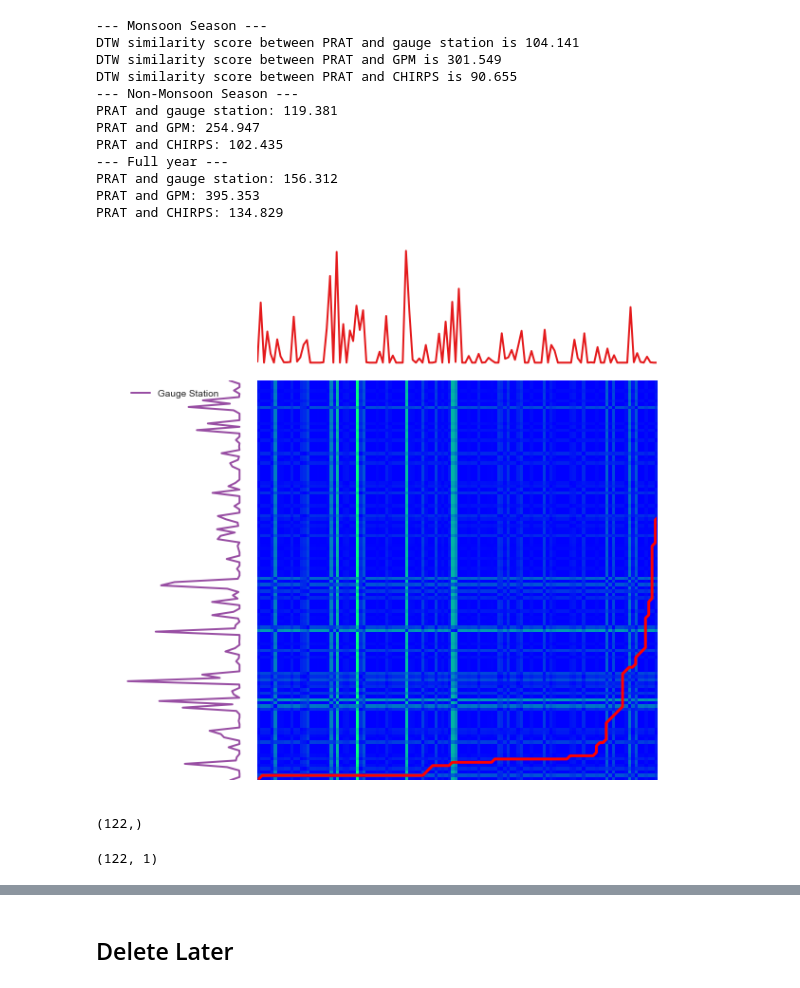
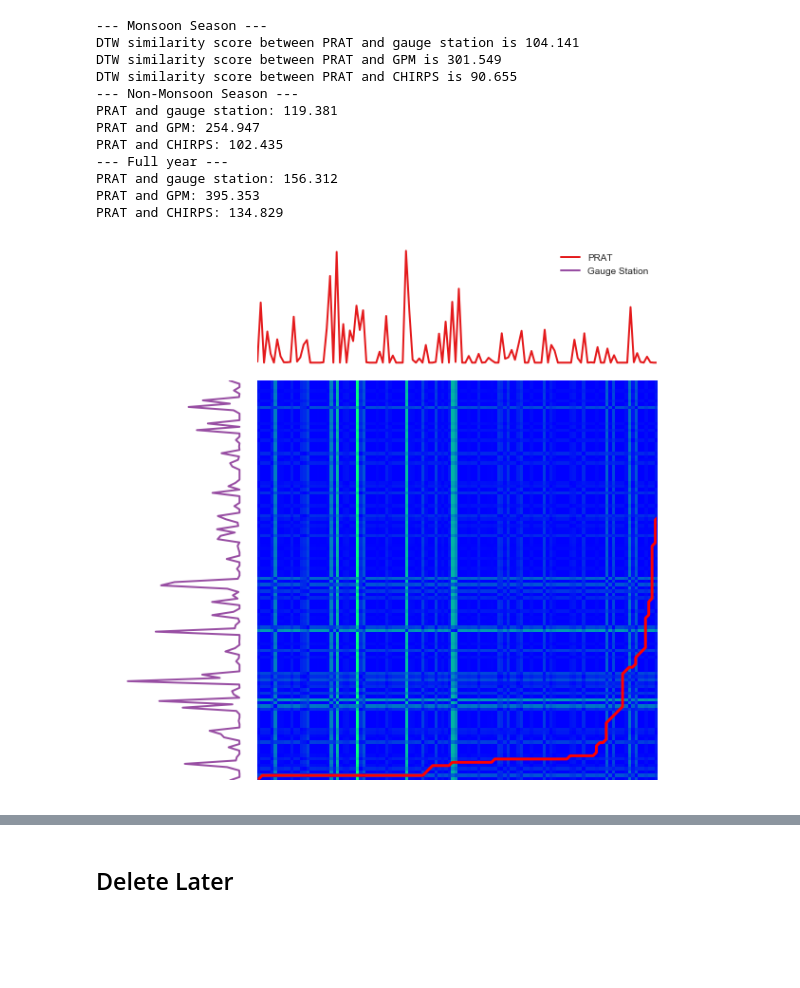
Before and after one commit to dsaharia/PRAT-Rainfall, a Jupyter notebook: imager-rainfall/01_Singapore_prat.ipynb, the cells around one changed output, grey strips where cells are left out. Saved outputs shown, nothing was run; the diff lists cells and outputs as text; code cells hidden in the pictures; blank space fills up the shorter version.

Commit message:
DTW matrix completed

```diff
--- a/imager-rainfall/01_Singapore_prat.ipynb
+++ b/imager-rainfall/01_Singapore_prat.ipynb
@@ -470,45 +470,39 @@ left, bottom = 0.01, 0.1
 w_ts = h_ts = 0.2
 left_h = left + w_ts + 0.02
 width = height = 0.65
 bottom_h = bottom + height + 0.02
 
 rect_s_y = [left, bottom, w_ts, height]
 rect_gram = [left_h, bottom, width, height]
 rect_s_x = [left_h, bottom_h, width, h_ts]
 plt.figure(1, figsize=(9, 9))
 ax_gram = plt.axes(rect_gram)
 ax_s_x = plt.axes(rect_s_x)
 ax_s_y = plt.axes(rect_s_y)
 sz =  monsoon_prat['rainfall_rate'].shape[0]
 distance = cdist(
     monsoon_prat['rainfall_rate'].to_numpy().reshape(-1, 1),
     monsoon_gauge['rainfall_rate'].to_numpy().reshape(-1, 1)
 )
 ax_gram.imshow(distance, origin='lower', cmap='winter')
 ax_gram.axis("off")
 ax_gram.autoscale(False)
 ax_gram.plot([j for (i, j) in path_gauge], [i for (i, j) in path_gauge], "r-",
              linewidth=3.)
 
-ax_s_x.plot(np.arange(sz),  monsoon_prat['rainfall_rate'], linewidth=2., label="PRAT", c='#e41a1c')
+prat_plot, = ax_s_x.plot(np.arange(sz),  monsoon_prat['rainfall_rate'], linewidth=2., c='#e41a1c')
 ax_s_x.axis("off")
 ax_s_x.set_xlim((0, sz - 1))
+# plt.title("DTW Similarity Matrix")
 
-ax_s_y.plot(-  monsoon_gauge['rainfall_rate'], np.arange(sz), linewidth=2., c='#984ea3',  label="Gauge Station")
+gauge_plot, = ax_s_y.plot(-  monsoon_gauge['rainfall_rate'], np.arange(sz), linewidth=2., c='#984ea3')
 ax_s_y.axis("off")
 ax_s_y.set_ylim((0, sz - 1))
-plt.legend();
+ax_s_x.legend([prat_plot, gauge_plot], ["PRAT", "Gauge Station"], loc='upper right')
 # plt.tight_layout()
+# plt.savefig('Figures/dtw_matrix.pdf');
 # %% [output]
-[figure, old version]
+[figure, new version]
-# %%
-monsoon_prat['rainfall_rate'].shape
-# %% [output]
-(122,)
-# %%
-monsoon_prat['rainfall_rate'].to_numpy().reshape(-1, 1).shape
-# %% [output]
-(122, 1)
 # %%
 path_g, sim_g = metrics.dtw_path(monsoon_prat['rainfall_rate'], monsoon_gauge['rainfall_rate'])
 plt.plot([j for (i, j) in path_g], [i for (i, j) in path_g], "b-",linewidth=3.)
```
Also changed, not shown: parts of 4 cells of this notebook.
